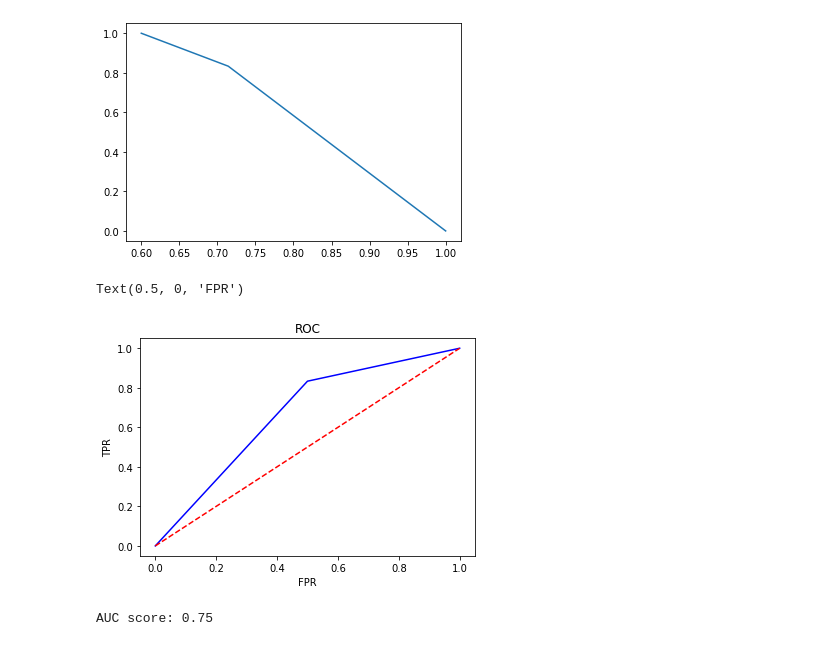
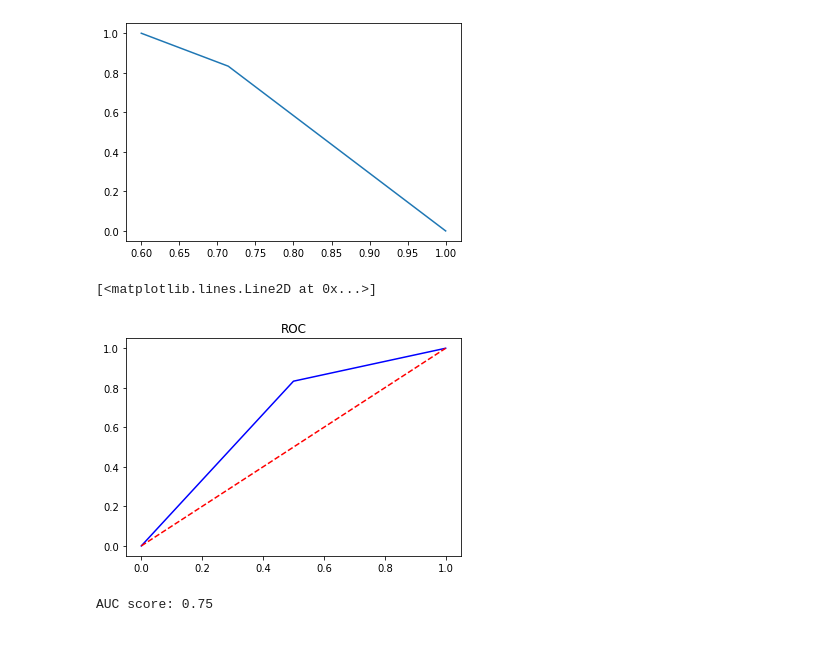
Before and after one commit to pengfei-chen/TianChi, a Jupyter notebook: 01_Introduction to Financial risk control - Loan default prediction/OnceAgain/Task1：熟悉评分标准.ipynb, the cells around one changed output. Cells and saved outputs as stored; diff of their text form; code cells hidden in the pictures.

```diff
--- a/01_Introduction to Financial risk control - Loan default prediction/OnceAgain/Task1：熟悉评分标准.ipynb
+++ b/01_Introduction to Financial risk control - Loan default prediction/OnceAgain/Task1：熟悉评分标准.ipynb
@@ -55,17 +55,17 @@ plt.plot(precision,recall)
 # %%
 ##  ROC曲线
 from sklearn.metrics import roc_curve
 y_pred = [0, 1, 1, 0, 1, 1, 0, 1, 1, 1]
 y_true = [0, 1, 1, 0, 1, 0, 1, 1, 0, 1]
 FPR, TPR, threholds = roc_curve(y_true,y_pred)
 plt.title('ROC')
 plt.plot(FPR, TPR, 'b')
 plt.plot([0,1],[0,1],'r--')
-plt.ylabel('TPR')
-plt.xlabel('FPR')
+# plt.ylabel('TPR')
+# plt.xlabel('FPR')
 # %% [output]
-Text(0.5, 0, 'FPR')
+[<matplotlib.lines.Line2D at 0x...>]
-[figure, old version]
+[figure, new version]
 # %%
 ## AUC
 from sklearn.metrics import roc_auc_score
```
Also changed, not shown: 1 other file.
